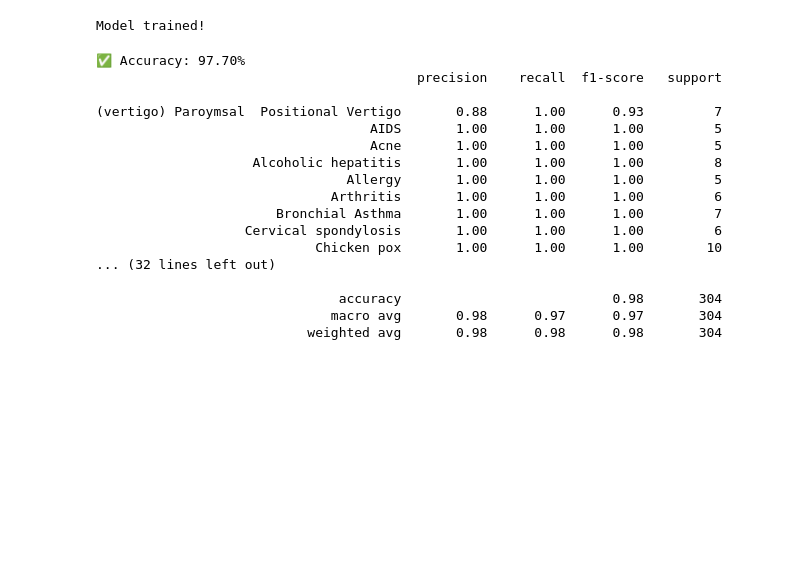
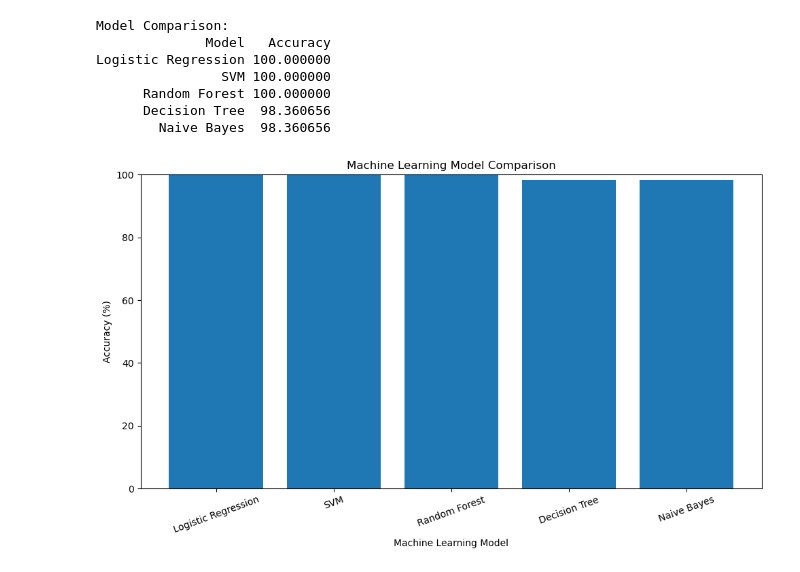
Before and after one commit to KBcode003/smart-healthcare-system, a Jupyter notebook: Disease Prediction and Precaution.ipynb, the cells around one changed output. Drawn from its saved outputs; the diff is of its cells as text; code cells hidden in the pictures; blank space fills up the shorter version.

```diff
--- a/Disease Prediction and Precaution.ipynb
+++ b/Disease Prediction and Precaution.ipynb
@@ -81,32 +426,42 @@ Training: 1216, Testing: 304
 # %%
-# Train
-model = RandomForestClassifier(n_estimators=100, random_state=42, class_weight='balanced')
-model.fit(X_train, y_train)
-print("Model trained!")
+# Display model comparison
+results_df = pd.DataFrame(
+    list(results.items()),
+    columns=["Model", "Accuracy"]
+)
+
+results_df = results_df.sort_values(
+    by="Accuracy",
+    ascending=False
+)
+
+print("\nModel Comparison:")
+print(results_df.to_string(index=False))
 # %% [output]
-Model trained!
+Model Comparison:
+              Model   Accuracy
+Logistic Regression 100.000000
+                SVM 100.000000
+      Random Forest 100.000000
+      Decision Tree  98.360656
+        Naive Bayes  98.360656
 # %%
-# Evaluate
-y_pred = model.predict(X_test)
-accuracy = accuracy_score(y_test, y_pred)
-print(f"\n✅ Accuracy: {accuracy * 100:.2f}%")
-print(classification_report(y_test, y_pred,
-      target_names=label_encoder.classes_, zero_division=0))
+# Model comparison graph
+plt.figure(figsize=(10, 6))
+
+plt.bar(
+    results_df["Model"],
+    results_df["Accuracy"]
+)
+
+plt.title("Machine Learning Model Comparison")
+plt.xlabel("Machine Learning Model")
+plt.ylabel("Accuracy (%)")
+plt.ylim(0, 100)
+
+plt.xticks(rotation=20)
+
+plt.tight_layout()
+plt.show()
 # %% [output]
-✅ Accuracy: 97.70%
-                                         precision    recall  f1-score   support
-
-(vertigo) Paroymsal  Positional Vertigo       0.88      1.00      0.93         7
-                                   AIDS       1.00      1.00      1.00         5
-                                   Acne       1.00      1.00      1.00         5
-                    Alcoholic hepatitis       1.00      1.00      1.00         8
-                                Allergy       1.00      1.00      1.00         5
-                              Arthritis       1.00      1.00      1.00         6
-                       Bronchial Asthma       1.00      1.00      1.00         7
-                   Cervical spondylosis       1.00      1.00      1.00         6
-                            Chicken pox       1.00      1.00      1.00        10
-... (32 lines left out)
-
-                               accuracy                           0.98       304
-                              macro avg       0.98      0.97      0.97       304
-                           weighted avg       0.98      0.98      0.98       304
+[figure, added]
```
Also changed, not shown: parts of 27 cells of this notebook, 18 other files.
